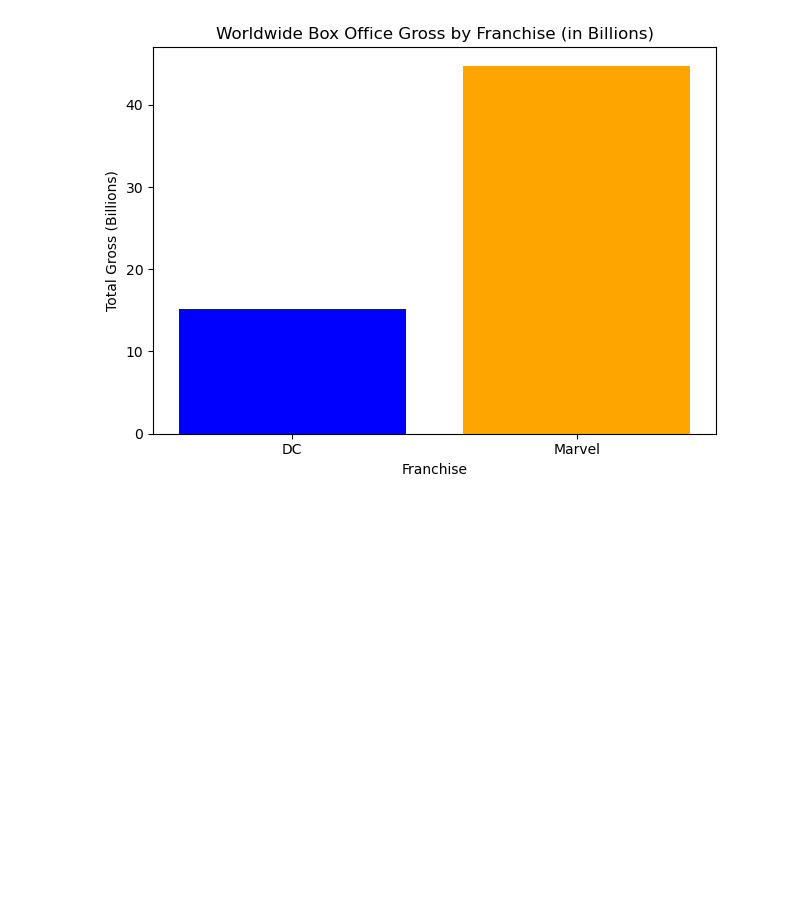
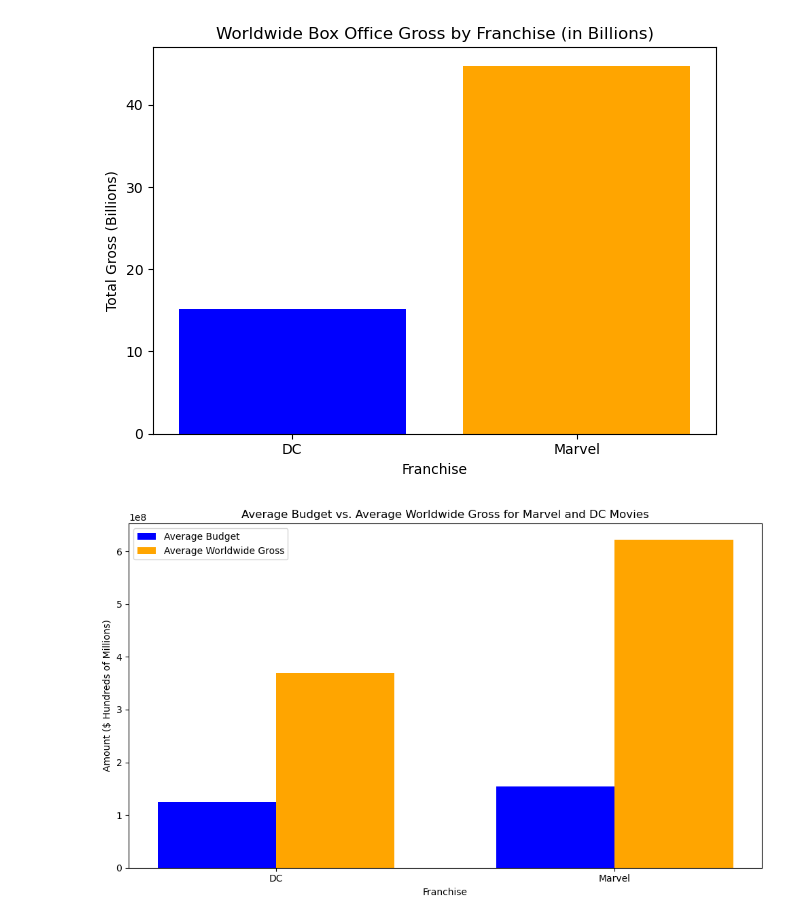
Before and after one commit to Nathan-Savage/project1, a Jupyter notebook: Drew_Workbook.ipynb, the cells around one changed output. Saved outputs shown, nothing was run; the diff lists cells and outputs as text; code cells hidden in the pictures; blank space fills up the shorter version.

```diff
--- a/Drew_Workbook.ipynb
+++ b/Drew_Workbook.ipynb
@@ -93,0 +82,41 @@ movie_performance_df['Budget'] = (
+# %%
+movie_performance_df['Box office gross Worldwide'] = (
+    movie_performance_df['Box office gross Worldwide']
+    .replace({'\\$': '', ',': ''}, regex=True)
+    .astype(float)
+)
+
+# Convert the Budget from object to float
+movie_performance_df['Budget'] = (
+    movie_performance_df['Budget']
+    .replace({'\\$': '', ',': ''}, regex=True)
+    .astype(float)
+)
+# Calculate averages
+averages = movie_performance_df.groupby('Franchise').agg({'Budget': 'mean', 'Box office gross Worldwide': 'mean'}).reset_index()
+
+# Plotting
+bar_width = 0.35
+x = np.arange(len(averages))  # Use np.arange for positions
+
+# Create the figure
+plt.figure(figsize=(10, 6))
+
+# Create bars for Budget and Worldwide Gross
+plt.bar(x, averages['Budget'], width=bar_width, label='Average Budget', color='blue')
+plt.bar(x + bar_width, averages['Box office gross Worldwide'], width=bar_width, label='Average Worldwide Gross', color='orange')  # Simplified line
+
+# Adding labels and title
+plt.xlabel('Franchise')
+plt.ylabel('Amount ($ Hundreds of Millions)')
+plt.title('Average Budget vs. Average Worldwide Gross for Marvel and DC Movies')
+plt.xticks(x + bar_width / 2, averages['Franchise'])  # Center x-ticks
+
+plt.legend()
+
+# Display the bar graph
+plt.tight_layout()
+plt.savefig(os.path.join('images','avgbudget_v_avgWorldwideGross.png'))
+plt.show()
+# %% [output]
+[figure, added]
```
Also changed, not shown: parts of 2 cells of this notebook, 2 other files.
